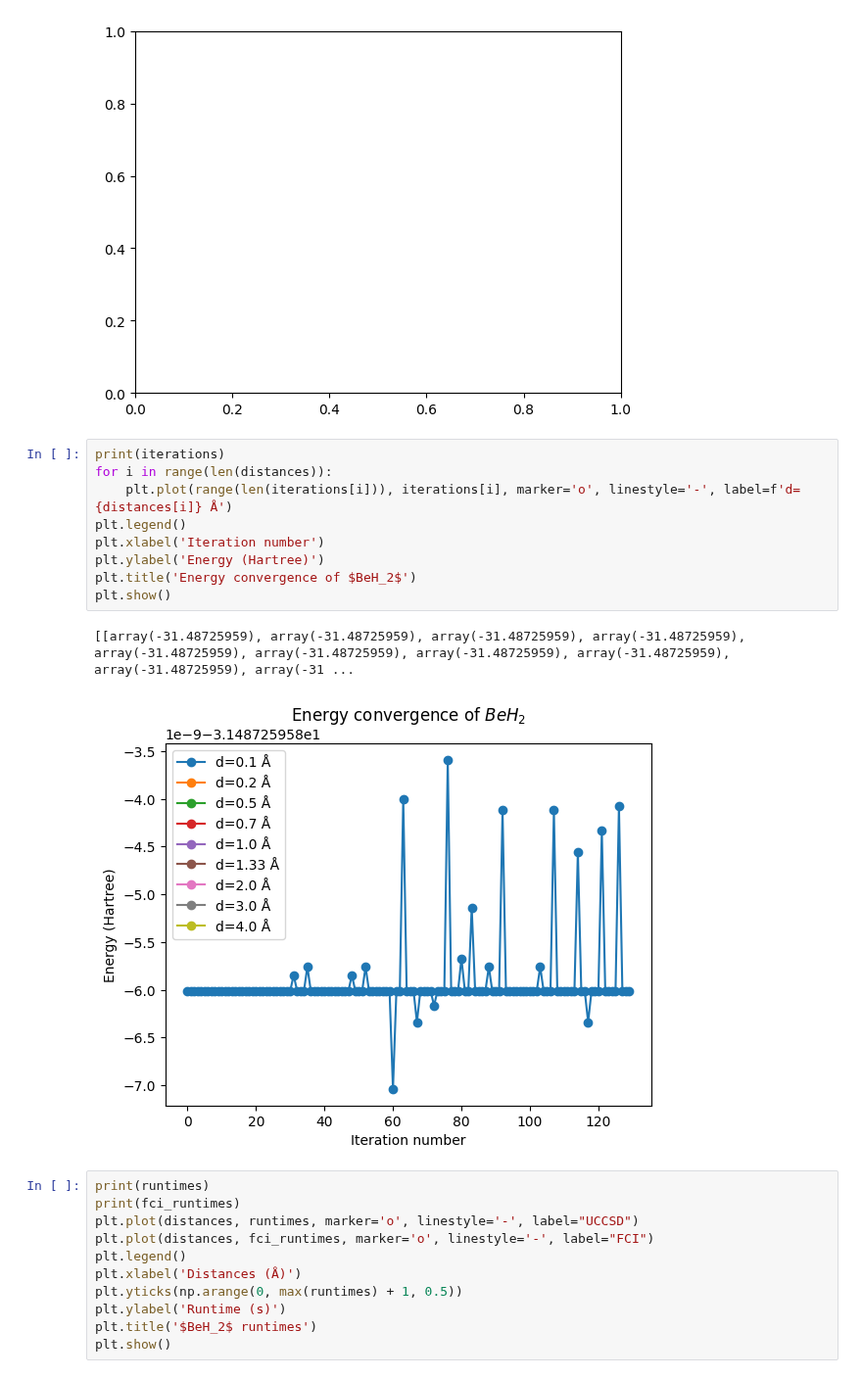
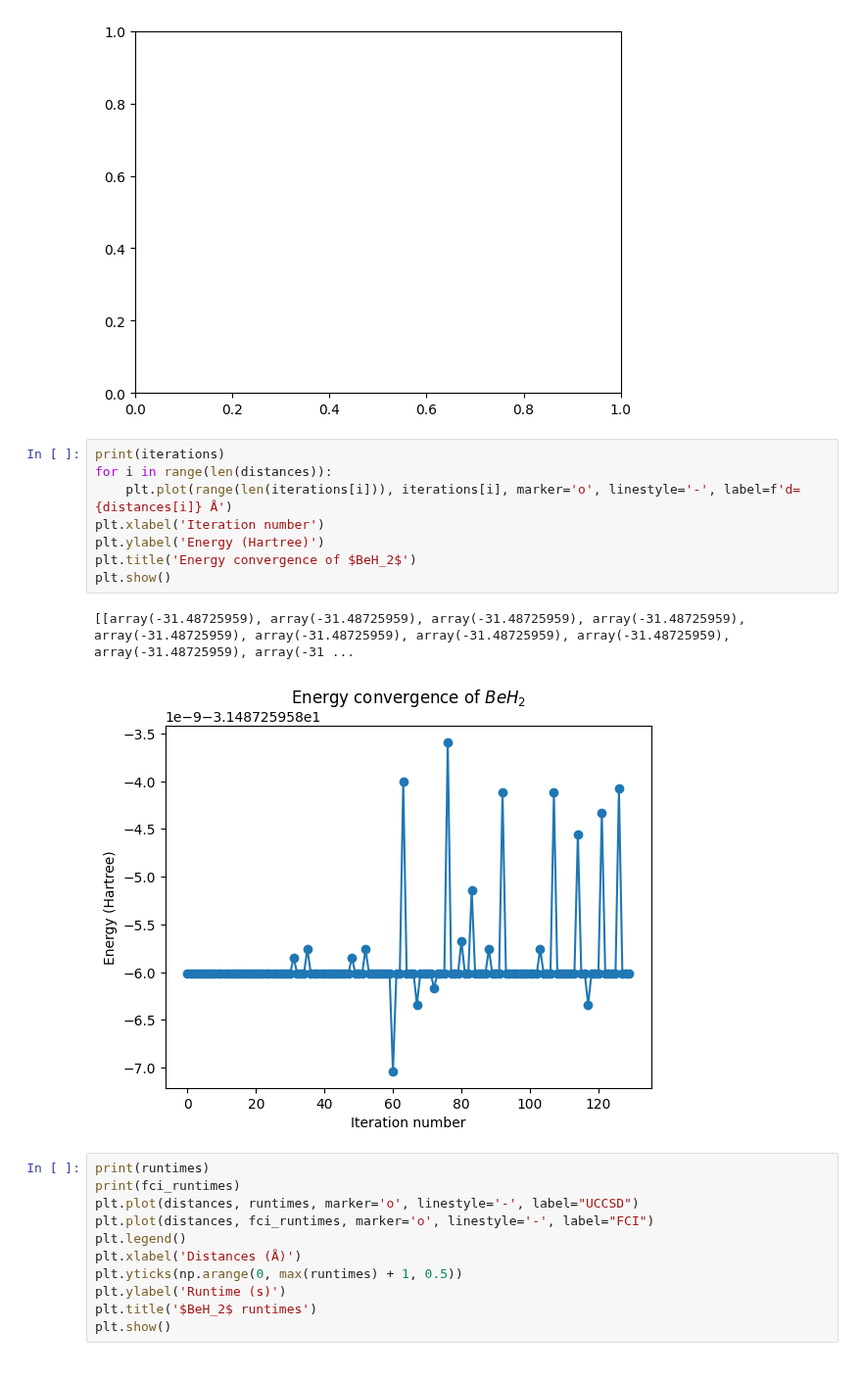
Before and after one commit to naglissul/vqe-analysis-paper, a Jupyter notebook: ANSATZE/UCCSD-simulator.ipynb, the cells around one changed output. Shown at 98% size. Saved outputs shown, nothing was run; the diff lists cells and outputs as text.

```diff
--- a/ANSATZE/UCCSD-simulator.ipynb
+++ b/ANSATZE/UCCSD-simulator.ipynb
@@ -301,15 +301,14 @@ ValueError: x and y must have same first dimension, but have shapes (9,) and (0,
 # %%
 print(iterations)
 for i in range(len(distances)):
     plt.plot(range(len(iterations[i])), iterations[i], marker='o', linestyle='-', label=f'd={distances[i]} Å')
-plt.legend()
 plt.xlabel('Iteration number')
 plt.ylabel('Energy (Hartree)')
 plt.title('Energy convergence of $BeH_2$')
 plt.show()
 # %% [output]
 [[array(-31.48725959), array(-31.48725959), array(-31.48725959), array(-31.48725959), array(-31.48725959), array(-31.48725959), array(-31.48725959), array(-31.48725959), array(-31.48725959), array(-31 ...
-[figure, old version]
+[figure, new version]
 # %%
 print(runtimes)
 print(fci_runtimes)
```
Also changed, not shown: 55 other files.
